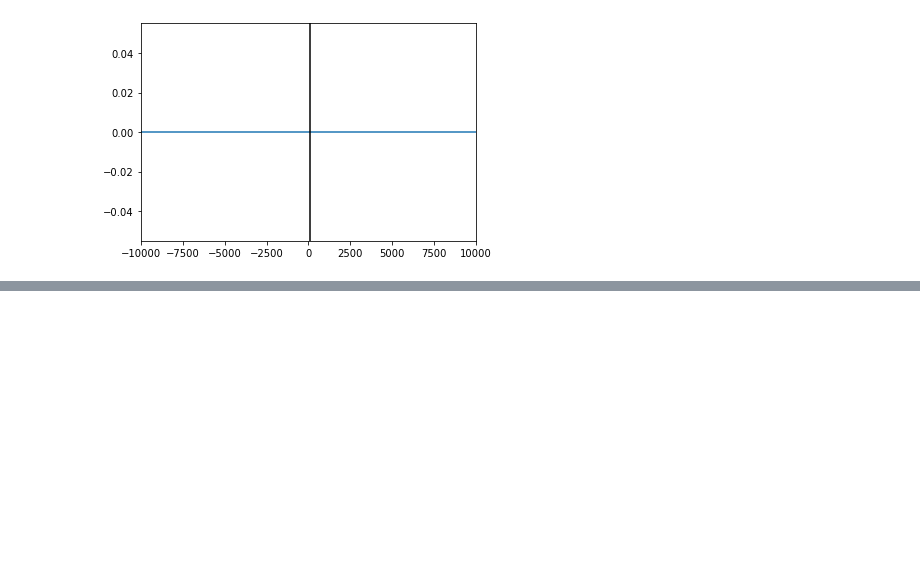
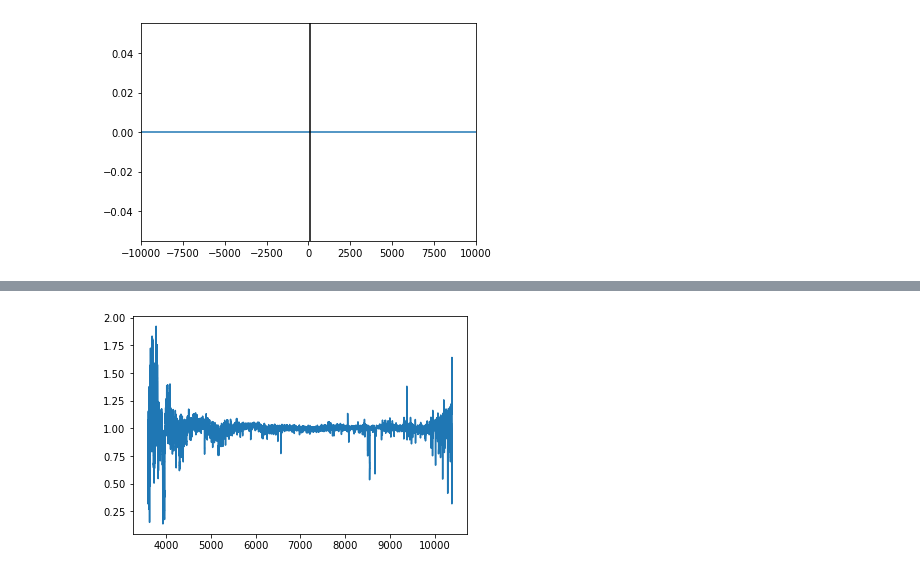
Before and after one commit to eteq/specutils, a Jupyter notebook: docs/Stellar cross-correlation.ipynb, the cells around one changed output, grey strips where cells are left out. Drawn from its saved outputs; the diff is of its cells as text; code cells hidden in the pictures; blank space fills up the shorter version.

```diff
--- a/docs/Stellar cross-correlation.ipynb
+++ b/docs/Stellar cross-correlation.ipynb
@@ -181,0 +192,5 @@ Why doesn't that work??
+# %%
+brightspec_contnorm = brightspec/cont(brightspec.wavelength)
+plt.step(brightspec_contnorm.wavelength, brightspec_contnorm.flux);
+# %% [output]
+[figure, added]
```
Also changed, not shown: parts of 11 cells of this notebook.
